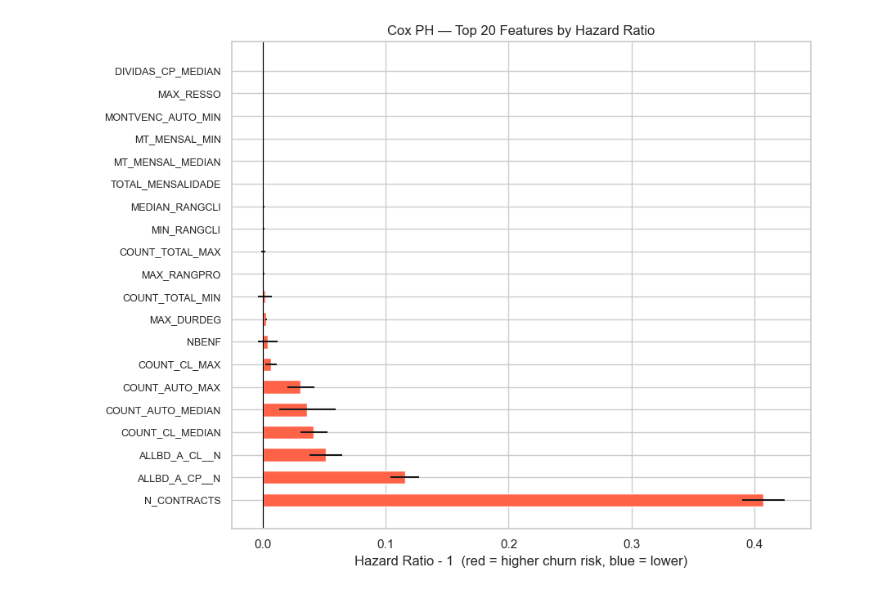
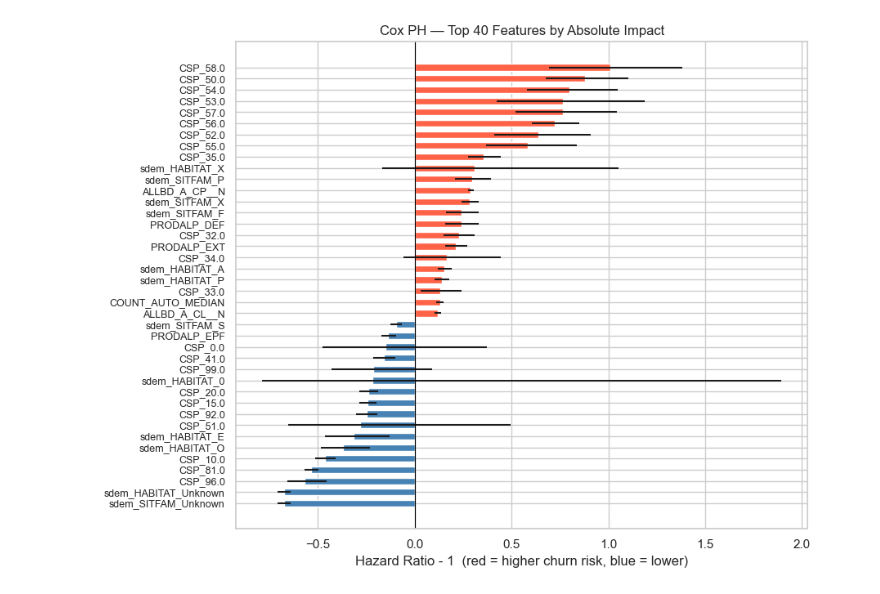
Before and after one commit to RuiSousaFerreiraIMS/Business_Case_BNP, a Jupyter notebook: notebooks/3c)Survival_Analysis_Churn.ipynb, the cells around one changed output. Drawn from its saved outputs; the diff is of its cells as text; code cells hidden in the pictures.

```diff
--- a/notebooks/3c)Survival_Analysis_Churn.ipynb
+++ b/notebooks/3c)Survival_Analysis_Churn.ipynb
@@ -346,27 +438,35 @@ Convergence success after 7 iterations.
 | -log2(p) of ll-ratio test | inf |
-# %%
-# ── 3.3 Hazard ratio plot (top 20 features) ───────────────────────────────────
-hr = cph.summary[["exp(coef)", "exp(coef) lower 95%", "exp(coef) upper 95%", "p"]].copy()
-hr = hr.sort_values("exp(coef)", ascending=False).head(20)
-
-fig, ax = plt.subplots(figsize=(9, 7))
-y_pos = range(len(hr))
-
-ax.barh(y_pos, hr["exp(coef)"] - 1,
-        xerr=[hr["exp(coef)"] - hr["exp(coef) lower 95%"],
-              hr["exp(coef) upper 95%"] - hr["exp(coef)"]],
-        color=["tomato" if v > 1 else "steelblue" for v in hr["exp(coef)"]],
-        edgecolor="white", height=0.6)
-
-ax.axvline(0, color='black', linewidth=0.8)
-ax.set_yticks(y_pos)
-ax.set_yticklabels(hr.index, fontsize=9)
-ax.set_xlabel("Hazard Ratio - 1  (red = higher churn risk, blue = lower)")
-ax.set_title("Cox PH — Top 20 Features by Hazard Ratio")
-plt.tight_layout()
-plt.show()
-# %% [output]
-[figure, removed]
+# %%
+# ── 3. Hazard ratio plot (top 40 features) ───────────────────────────────────
+hr = cph.summary[["exp(coef)", "exp(coef) lower 95%", "exp(coef) upper 95%", "p"]].copy()
+
+# 3.1 Calculate the magnitude of the impact (absolute log hazard ratio)
+hr["abs_impact"] = np.abs(np.log(hr["exp(coef)"]))
+
+# 3.2 Get the top 40 most impactful features in both directions
+hr = hr.sort_values("abs_impact", ascending=False).head(40)
+
+# 3.3. Re-sort by exp(coef)
+hr = hr.sort_values("exp(coef)", ascending=True)
+
+fig, ax = plt.subplots(figsize=(9, 7))
+y_pos = range(len(hr))
+
+ax.barh(y_pos, hr["exp(coef)"] - 1,
+        xerr=[hr["exp(coef)"] - hr["exp(coef) lower 95%"],
+              hr["exp(coef) upper 95%"] - hr["exp(coef)"]],
+        color=["tomato" if v > 1 else "steelblue" for v in hr["exp(coef)"]],
+        edgecolor="white", height=0.6)
+
+ax.axvline(0, color='black', linewidth=0.8)
+ax.set_yticks(y_pos)
+ax.set_yticklabels(hr.index, fontsize=9)
+ax.set_xlabel("Hazard Ratio - 1  (red = higher churn risk, blue = lower)")
+ax.set_title("Cox PH — Top 40 Features by Absolute Impact")
+plt.tight_layout()
+plt.show()
+# %% [output]
+[figure, added]
 # %%
 # ── 3.4 Cox summary — C-index + top hazard ratios ──────────────────────────────
 print(f"C-index: {cph.concordance_index_:.4f}\n")
```
Also changed, not shown: parts of 28 cells of this notebook.
